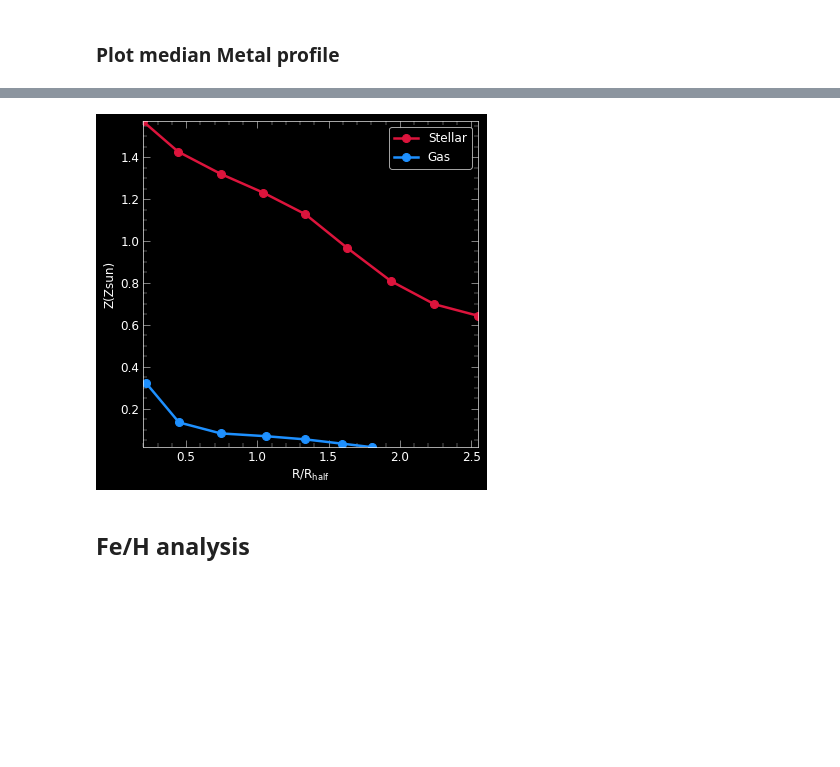
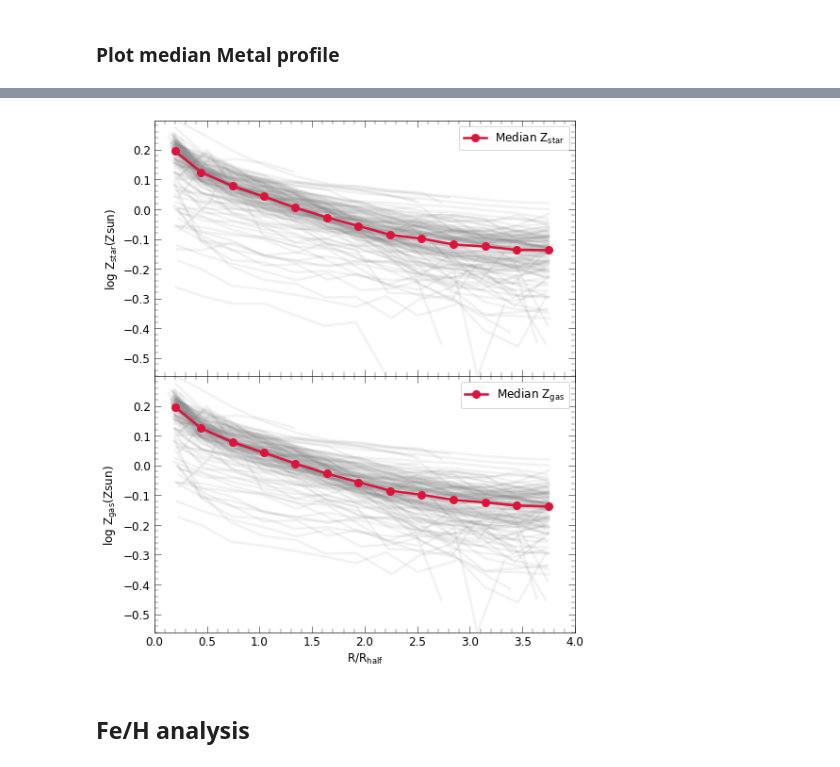
Before and after one commit to ansingh16/hr5_metallicity, a Jupyter notebook: Code/Analysis.ipynb, the cells around one changed output, grey strips where cells are left out. Drawn from its saved outputs; the diff is of its cells as text; code cells hidden in the pictures; blank space fills up the shorter version.

Commit message:
plotting function implemented

```diff
--- a/Code/Analysis.ipynb
+++ b/Code/Analysis.ipynb
@@ -481,15 +334,20 @@ slope_df.to_json('../Data/slope_output.json', orient='records', lines=True)
-# %%
- # print(slope_s,slope_g)
-
-fig,ax = plt.subplots(1,1,figsize=(6,6))
-ax.set_xlabel(r'$\mathrm{R/R_{\mathrm{half}}}$')
-ax.set_ylabel(r'Z(Zsun)')
-ax.plot(slope_df.iloc[120].R_s,slope_df.iloc[120].Z_s,marker='o',markersize=8,label='Stellar')
-ax.plot(slope_df.iloc[120].R_g,slope_df.iloc[120].Z_g,marker='o',markersize=8,label='Gas')
-ax.legend()
-
-plt.show()
-# %% [output]
-[figure, removed]
+# %%
+import pandas as pd
+import HR5_cluster as hr5
+
+# get only elliptical galaxies
+
+morpho = pd.read_csv('../Data/morphology.csv')
+
+e_galaxies = morpho[morpho['sersicn']>2.5]
+
+# clusid = 1664541
+snapshot = 296
+
+Ana = hr5.Analysis(snapshot)
+
+Ana_df = Ana.get_slope_data(galids=e_galaxies.ID,clusids=e_galaxies.clusID,rmax=4,rbin_width=0.3,var='met',dump='True',plot='True')
+# %% [output]
+[figure, added]
 # %% [markdown]
 ## Fe/H analysis
```
Also changed, not shown: parts of 6 cells of this notebook, 13 other files.
